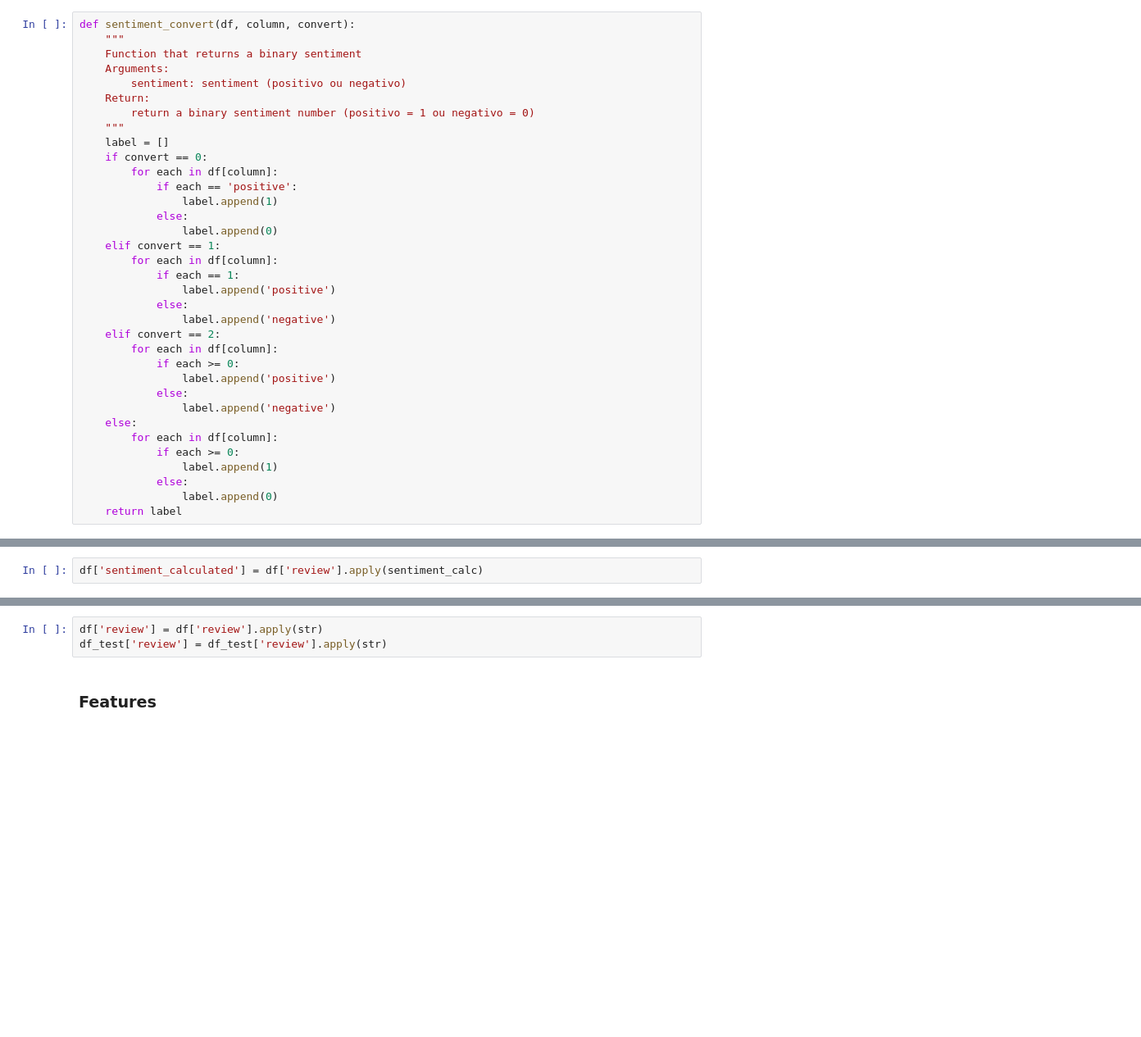
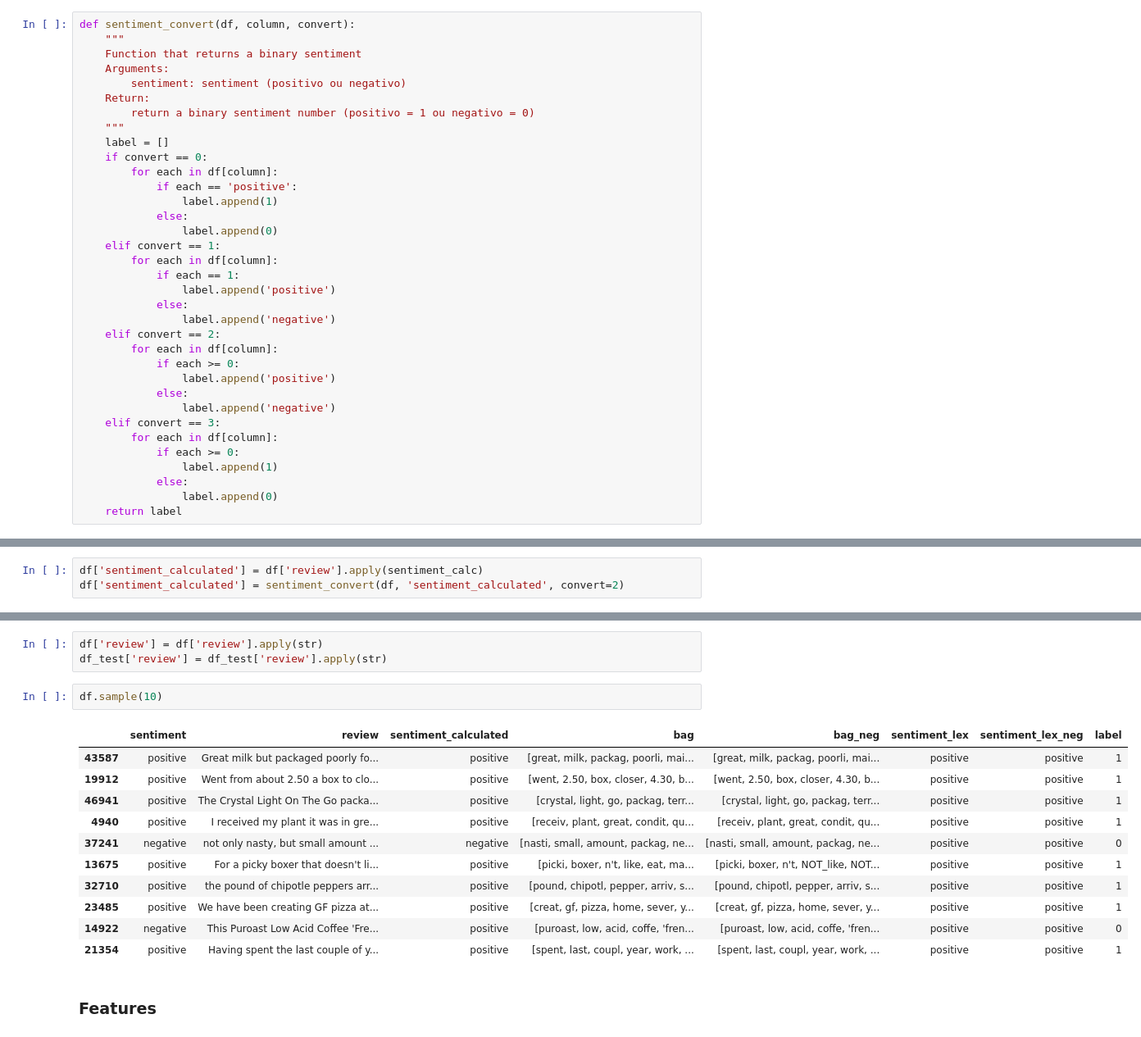
Before and after one commit to reneporto/Text_Mining_Python, a Jupyter notebook: Trabalho_text_mining_RP_RR.ipynb, the cells around one changed output, grey strips where cells are left out. Shown at 82% size. Drawn from its saved outputs; the diff is of its cells as text; blank space fills up the shorter version.

```diff
--- a/Trabalho_text_mining_RP_RR.ipynb
+++ b/Trabalho_text_mining_RP_RR.ipynb
@@ -182,7 +188,7 @@ def sentiment_convert(df, column, convert):
                 label.append('positive')
             else:
                 label.append('negative')
-    else:
+    elif convert == 3:
         for each in df[column]:
             if each >= 0:
                 label.append(1)
@@ -356,6 +362,7 @@ Foram encontrados registos duplicados, como a proporção entre os reviews posit
 ### Baseline
 # %%
 df['sentiment_calculated'] = df['review'].apply(sentiment_calc)
+df['sentiment_calculated'] = sentiment_convert(df, 'sentiment_calculated', convert=2)
 # %%
 df.sample(5)
 # %% [output]
@@ -428,6 +428,20 @@ df_test['label'] = sentiment_convert(df_test, 'sentiment', convert=0)
 # %%
 df['review'] = df['review'].apply(str)
 df_test['review'] = df_test['review'].apply(str)
+# %%
+df.sample(10)
+# %% [output]
+|  | sentiment | review | sentiment_calculated | bag | bag_neg | sentiment_lex | sentiment_lex_neg | label |
+| 43587 | positive | Great milk but packaged poorly fo... | positive | [great, milk, packag, poorli, mai... | [great, milk, packag, poorli, mai... | positive | positive | 1 |
+| 19912 | positive | Went from about 2.50 a box to clo... | positive | [went, 2.50, box, closer, 4.30, b... | [went, 2.50, box, closer, 4.30, b... | positive | positive | 1 |
+| 46941 | positive | The Crystal Light On The Go packa... | positive | [crystal, light, go, packag, terr... | [crystal, light, go, packag, terr... | positive | positive | 1 |
+| 4940 | positive | I received my plant it was in gre... | positive | [receiv, plant, great, condit, qu... | [receiv, plant, great, condit, qu... | positive | positive | 1 |
+| 37241 | negative | not only nasty, but small amount ... | negative | [nasti, small, amount, packag, ne... | [nasti, small, amount, packag, ne... | positive | positive | 0 |
+| 13675 | positive | For a picky boxer that doesn't li... | positive | [picki, boxer, n't, like, eat, ma... | [picki, boxer, n't, NOT_like, NOT... | positive | positive | 1 |
+| 32710 | positive | the pound of chipotle peppers arr... | positive | [pound, chipotl, pepper, arriv, s... | [pound, chipotl, pepper, arriv, s... | positive | positive | 1 |
+| 23485 | positive | We have been creating GF pizza at... | positive | [creat, gf, pizza, home, sever, y... | [creat, gf, pizza, home, sever, y... | positive | positive | 1 |
+| 14922 | negative | This Puroast Low Acid Coffee 'Fre... | positive | [puroast, low, acid, coffe, 'fren... | [puroast, low, acid, coffe, 'fren... | positive | positive | 0 |
+| 21354 | positive | Having spent the last couple of y... | positive | [spent, last, coupl, year, work, ... | [spent, last, coupl, year, work, ... | positive | positive | 1 |
 # %% [markdown]
 ### Features
 # %%
```
Also changed, not shown: parts of 34 cells of this notebook.
